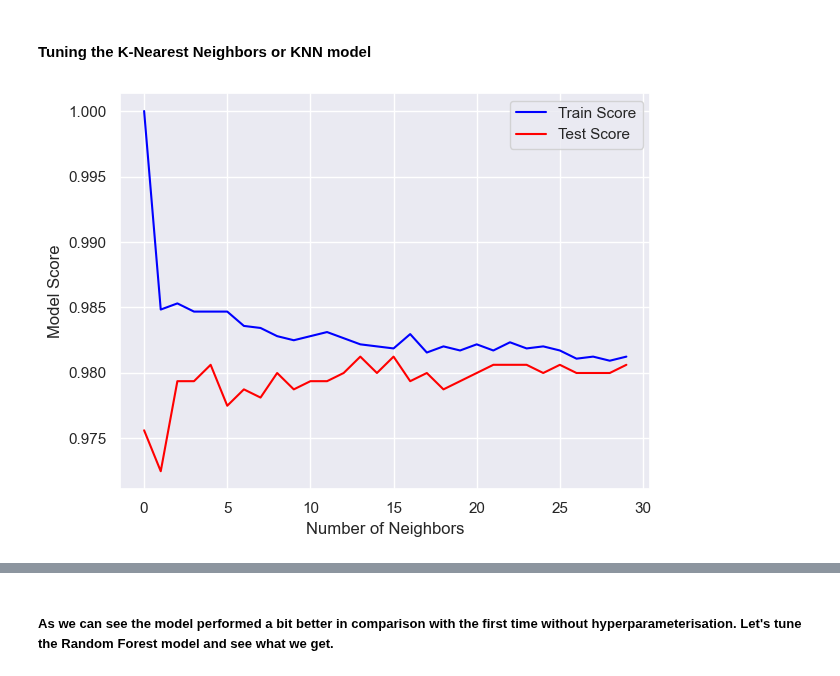
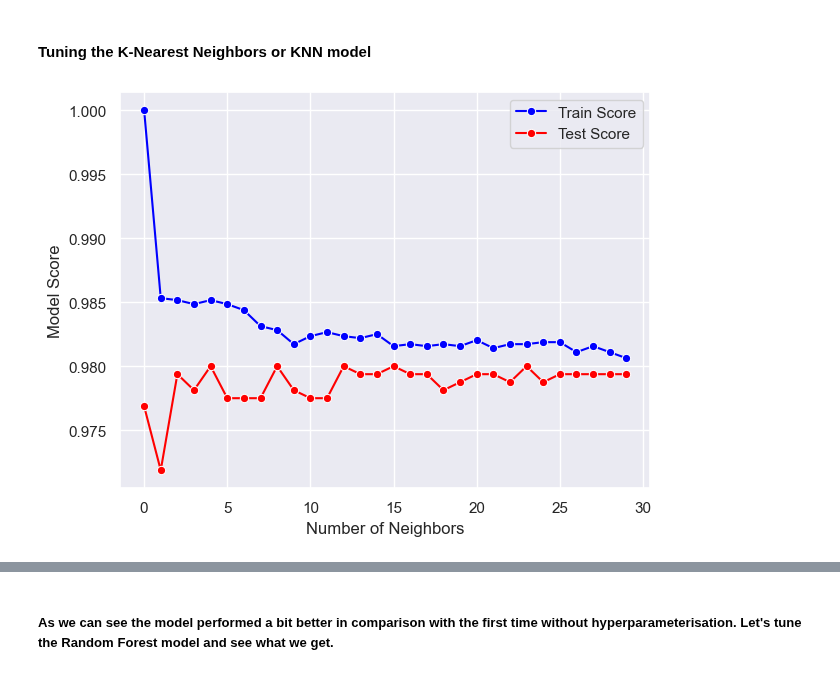
Before and after one commit to alonsobern/Data-Mining-Machine-Learning, a Jupyter notebook: Banana Quality/Banana_Quality.ipynb, the cells around one changed output, grey strips where cells are left out. Cells and saved outputs as stored; diff of their text form; code cells hidden in the pictures.

```diff
--- a/Banana Quality/Banana_Quality.ipynb
+++ b/Banana Quality/Banana_Quality.ipynb
@@ -369,2 +373,7 @@ X_train, X_test, y_train, y_test = train_test_split(X, y, test_size=0.2)
+# %%
+# Scaling the features using StandardScaler
+scaler = StandardScaler()
+X_train = scaler.fit_transform(X_train)
+X_test = scaler.transform(X_test)
 # %% [markdown]
 ##### Let's look at our training data.
@@ -589,15 +614,15 @@ for i in neighbors:
 # %%
 # Plotting the result of Train and Test score
 sns.set(style="darkgrid", palette="pastel")
-sns.lineplot(train_score, color="blue", label="Train Score")
-sns.lineplot(test_score, color="red", label="Test Score")
+sns.lineplot(train_score, color="blue", marker="o", label="Train Score")
+sns.lineplot(test_score, color="red", marker="o", label="Test Score")
 #plt.xticks(np.arange(1, 31, 1))
 plt.xlabel("Number of Neighbors", fontsize=12)
 plt.ylabel("Model Score", fontsize=12)
 plt.tight_layout()
 plt.show()
 # %% [output]
-[figure, old version]
+[figure, new version]
 # %%
 #Finding the best score for the KNN
 print(f"Maximum KNN Score on the test data is: {max(test_score)*100}%")
```
Also changed, not shown: parts of 34 cells of this notebook.
